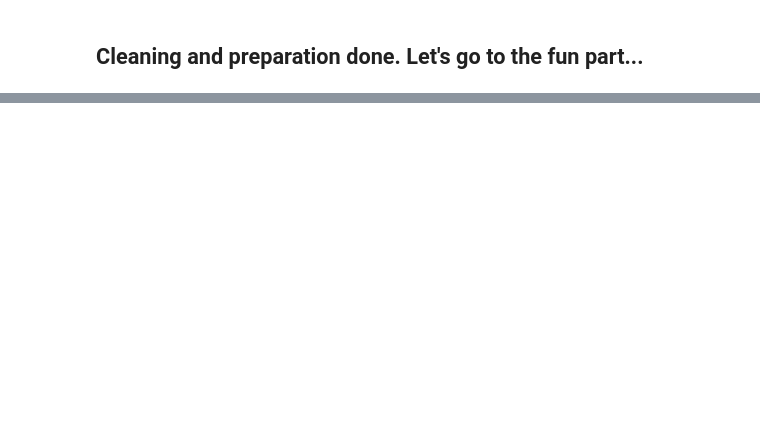
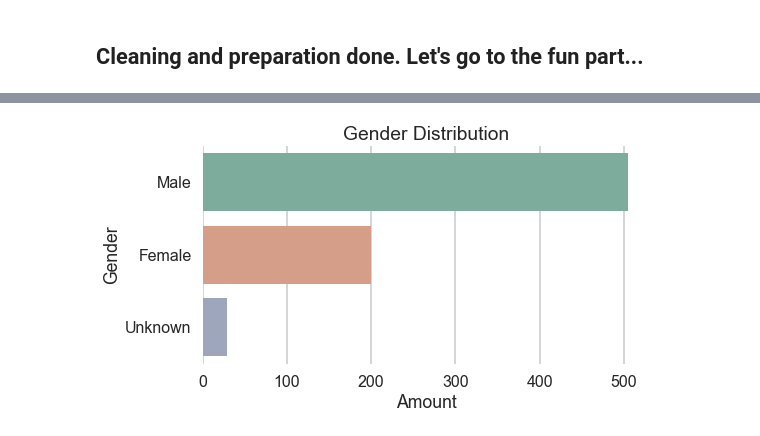
Before and after one commit to ClaudioDavi/SuperHeroAnalysis, a Jupyter notebook: SuperHeroDb.ipynb, the cells around one changed output, grey strips where cells are left out. Saved outputs shown, nothing was run; the diff lists cells and outputs as text; code cells hidden in the pictures; blank space fills up the shorter version.

```diff
--- a/SuperHeroDb.ipynb
+++ b/SuperHeroDb.ipynb
@@ -298,0 +177,4 @@ Welp, the pattern seems pretty clear after this linear regression.
+# %%
+#lets start again...
+hero_info = pd.read_csv('super_hero_infos.csv')
+hero_power = pd.read_csv('super_hero_powers.csv')
@@ -298,0 +212,10 @@ Welp, the pattern seems pretty clear after this linear regression.
+# %%
+plt.figure(figsize=(8,4))
+g = sns.countplot(y="Gender", data=hero_info, palette="Set2", saturation=0.5)
+g.set(yticklabels=["Male", "Female", "Unknown"])
+g.set_xlabel("Amount")
+sns.despine(left=True, offset=0.5, bottom=True)
+g.set_title('Gender Distribution')
+plt.savefig("super_heroes_gender.png")
+# %% [output]
+[figure, added]
```
Also changed, not shown: parts of 28 cells of this notebook, 4 other files.
